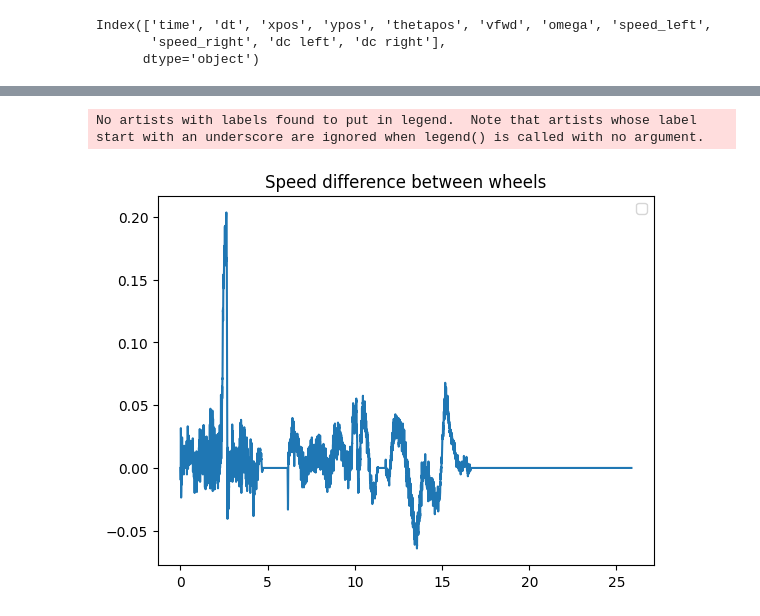
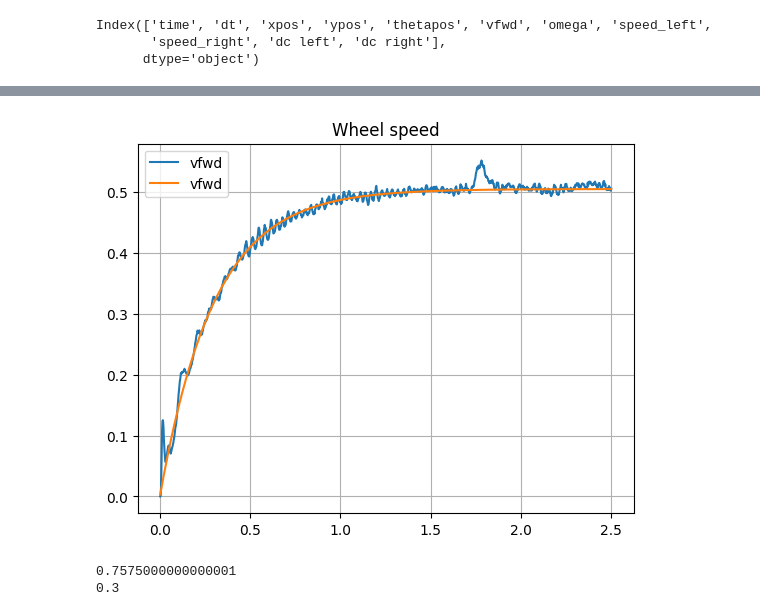
Before and after one commit to EthanD11/botlightyear, a Jupyter notebook: Teensy/OL_test/OLtest.ipynb, the cells around one changed output, grey strips where cells are left out. Saved outputs shown, nothing was run; the diff lists cells and outputs as text; code cells hidden in the pictures.

```diff
--- a/Teensy/OL_test/OLtest.ipynb
+++ b/Teensy/OL_test/OLtest.ipynb
@@ -50,8 +42,23 @@ plt.show()
-# %%
-plt.title("Speed difference between wheels")
-plt.plot(data["time"], data["speed_left"] - data["speed_right"])
-plt.legend()
-plt.show()
-# %% [output]
-No artists with labels found to put in legend.  Note that artists whose label start with an underscore are ignored when legend() is called with no argument.
-[figure, removed]
+# %%
+u = 160/240
+A = 0.505/u
+tau = 0.3
+step_response_estimation = u*A*(1-np.exp(-data["time"]/tau))
+plt.figure()
+plt.title("Wheel speed")
+mask = data["time"] <= 2.5
+plt.plot(data["time"][mask], data["vfwd"][mask], label="vfwd")
+plt.plot(data["time"][mask], step_response_estimation[mask], label="vfwd")
+# plt.plot(data)
+plt.legend()
+plt.grid()
+plt.show()
+# %% [output]
+[figure, added]
+# %%
+print(A)
+print(tau)
+# Voir fichier matlab
+# %% [output]
+0.7575000000000001
+0.3
```
Also changed, not shown: parts of 5 cells of this notebook, 3 other files.
